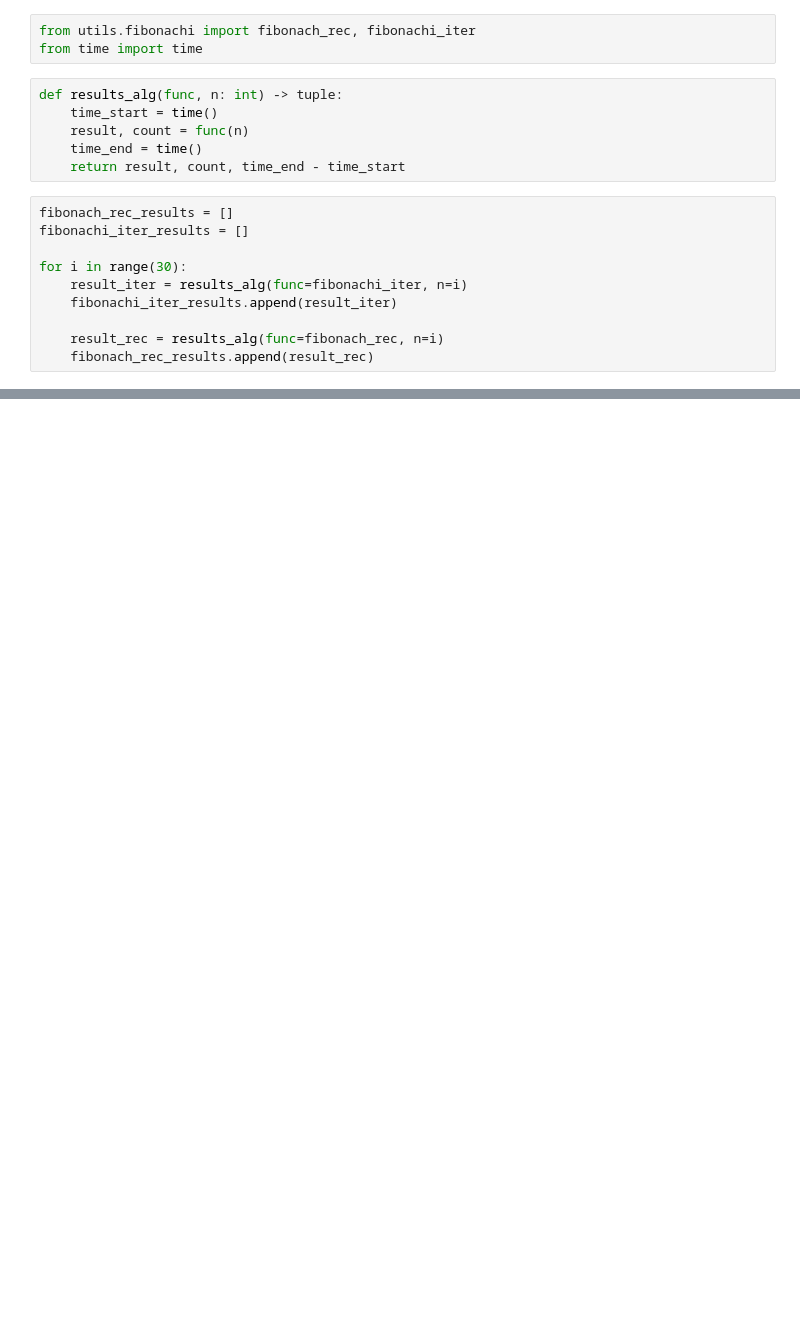
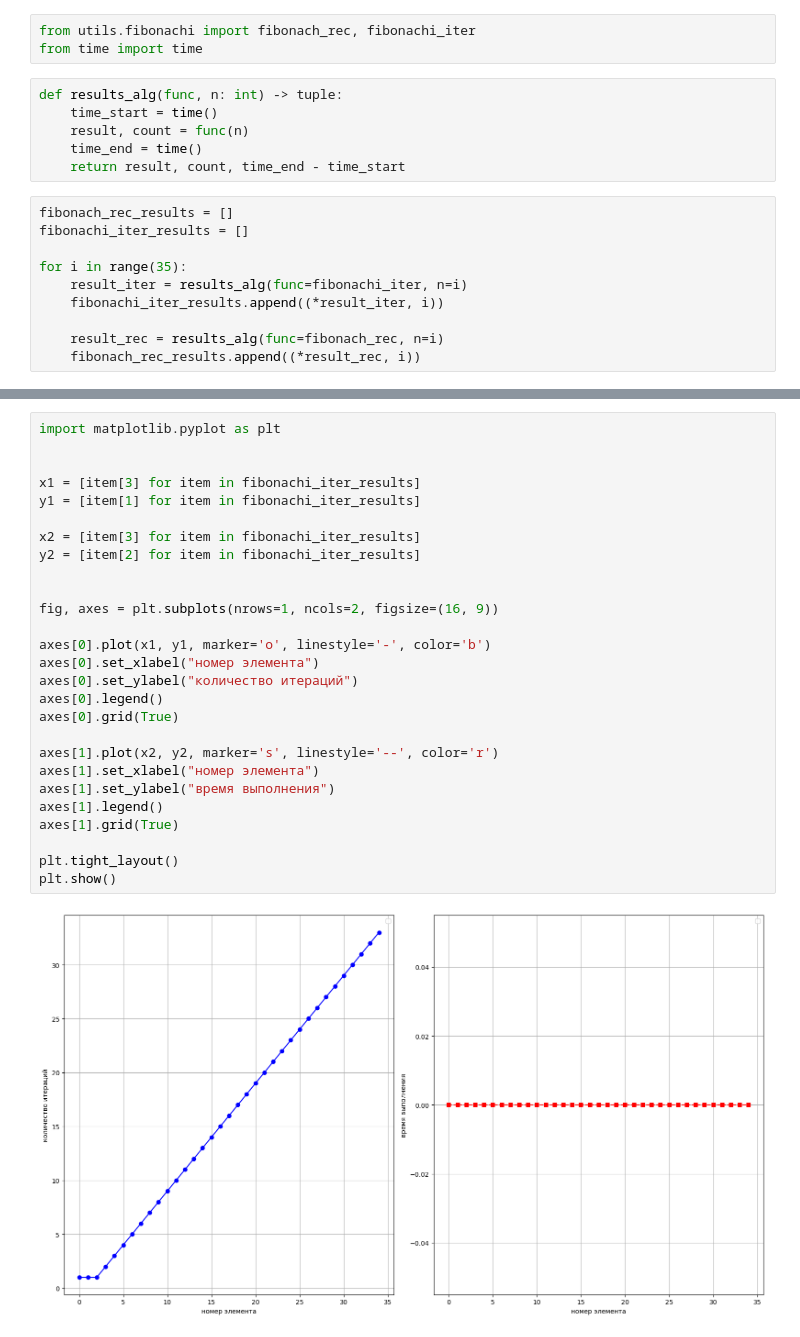
Before and after one commit to Otocolobus-manules/Algoritms, a Jupyter notebook: comparison_algoritms.ipynb, the cells around one changed output, grey strips where cells are left out. Saved outputs shown, nothing was run; the diff lists cells and outputs as text; blank space fills up the shorter version.

```diff
--- a/comparison_algoritms.ipynb
+++ b/comparison_algoritms.ipynb
@@ -11,9 +11,9 @@ def results_alg(func, n: int) -> tuple:
 fibonach_rec_results = []
 fibonachi_iter_results = []
 
-for i in range(30):
+for i in range(35):
     result_iter = results_alg(func=fibonachi_iter, n=i)
-    fibonachi_iter_results.append(result_iter)
+    fibonachi_iter_results.append((*result_iter, i))
 
     result_rec = results_alg(func=fibonach_rec, n=i)
-    fibonach_rec_results.append(result_rec)
+    fibonach_rec_results.append((*result_rec, i))
@@ -21,0 +42,29 @@ TypeError: cannot unpack non-iterable int object
+# %%
+import matplotlib.pyplot as plt
+
+
+x1 = [item[3] for item in fibonachi_iter_results]
+y1 = [item[1] for item in fibonachi_iter_results]
+
+x2 = [item[3] for item in fibonachi_iter_results]
+y2 = [item[2] for item in fibonachi_iter_results]
+
+
+fig, axes = plt.subplots(nrows=1, ncols=2, figsize=(16, 9))
+
+axes[0].plot(x1, y1, marker='o', linestyle='-', color='b')
+axes[0].set_xlabel("номер элемента")
+axes[0].set_ylabel("количество итераций")
+axes[0].legend()
+axes[0].grid(True)
+
+axes[1].plot(x2, y2, marker='s', linestyle='--', color='r')
+axes[1].set_xlabel("номер элемента")
+axes[1].set_ylabel("время выполнения")
+axes[1].legend()
+axes[1].grid(True)
+
+plt.tight_layout()
+plt.show()
+# %% [output]
+[figure, added]
```
Also changed, not shown: parts of 10 cells of this notebook.
